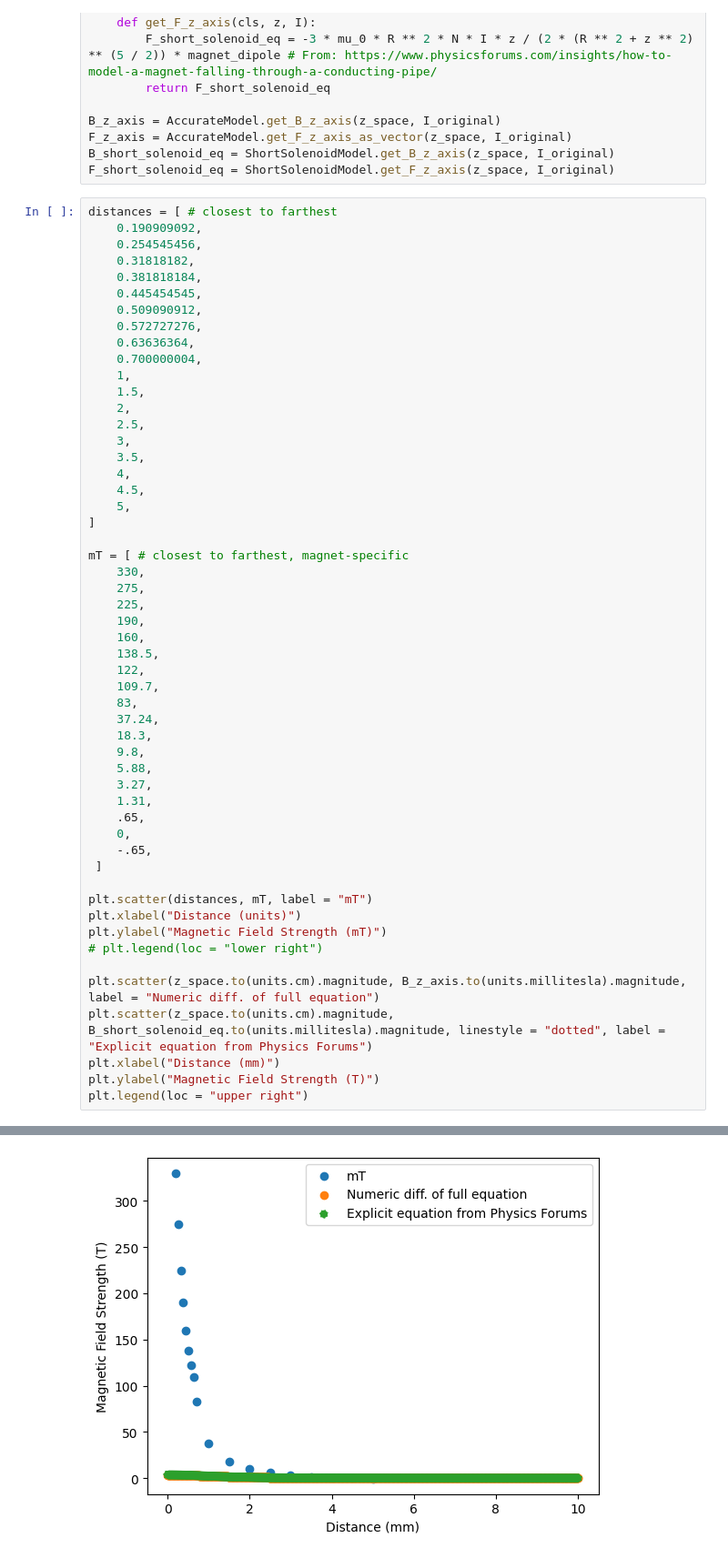
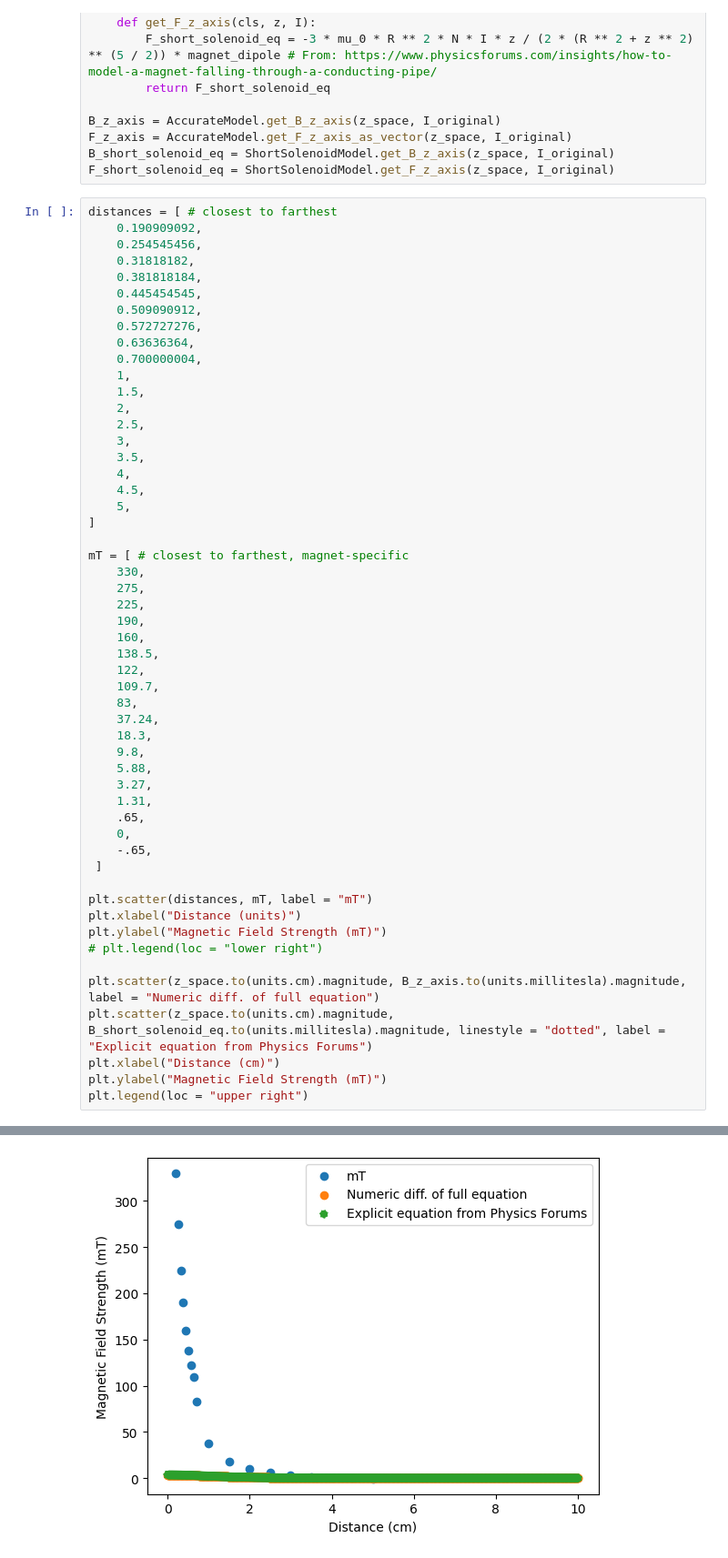
Before and after one commit to JohnnyMaBoi/Magnetic-Levitation, a Jupyter notebook: theoretical_force_equations/plot_sensor_vs_position_rajivs_data_1.ipynb, the cells around one changed output, grey strips where cells are left out. Shown: that part at 91% size. Drawn from its saved outputs; the diff is of its cells as text.

```diff
--- a/theoretical_force_equations/plot_sensor_vs_position_rajivs_data_1.ipynb
+++ b/theoretical_force_equations/plot_sensor_vs_position_rajivs_data_1.ipynb
@@ -88,33 +88,33 @@ mT = [ # closest to farthest, magnet-specific
     330,
     275,
     225,
     190,
     160,
     138.5,
     122,
     109.7,
     83,
     37.24,
     18.3,
     9.8,
     5.88,
     3.27,
     1.31,
     .65,
     0,
     -.65,
  ]
 
 plt.scatter(distances, mT, label = "mT")
 plt.xlabel("Distance (units)")
 plt.ylabel("Magnetic Field Strength (mT)")
 # plt.legend(loc = "lower right")
 
 plt.scatter(z_space.to(units.cm).magnitude, B_z_axis.to(units.millitesla).magnitude, label = "Numeric diff. of full equation")
 plt.scatter(z_space.to(units.cm).magnitude, B_short_solenoid_eq.to(units.millitesla).magnitude, linestyle = "dotted", label = "Explicit equation from Physics Forums")
-plt.xlabel("Distance (mm)")
-plt.ylabel("Magnetic Field Strength (T)")
+plt.xlabel("Distance (cm)")
+plt.ylabel("Magnetic Field Strength (mT)")
 plt.legend(loc = "upper right")
 # %% [output]
 <matplotlib.legend.Legend at 0x...>
-[figure, old version]
+[figure, new version]
```
Also changed, not shown: 3 other files.
